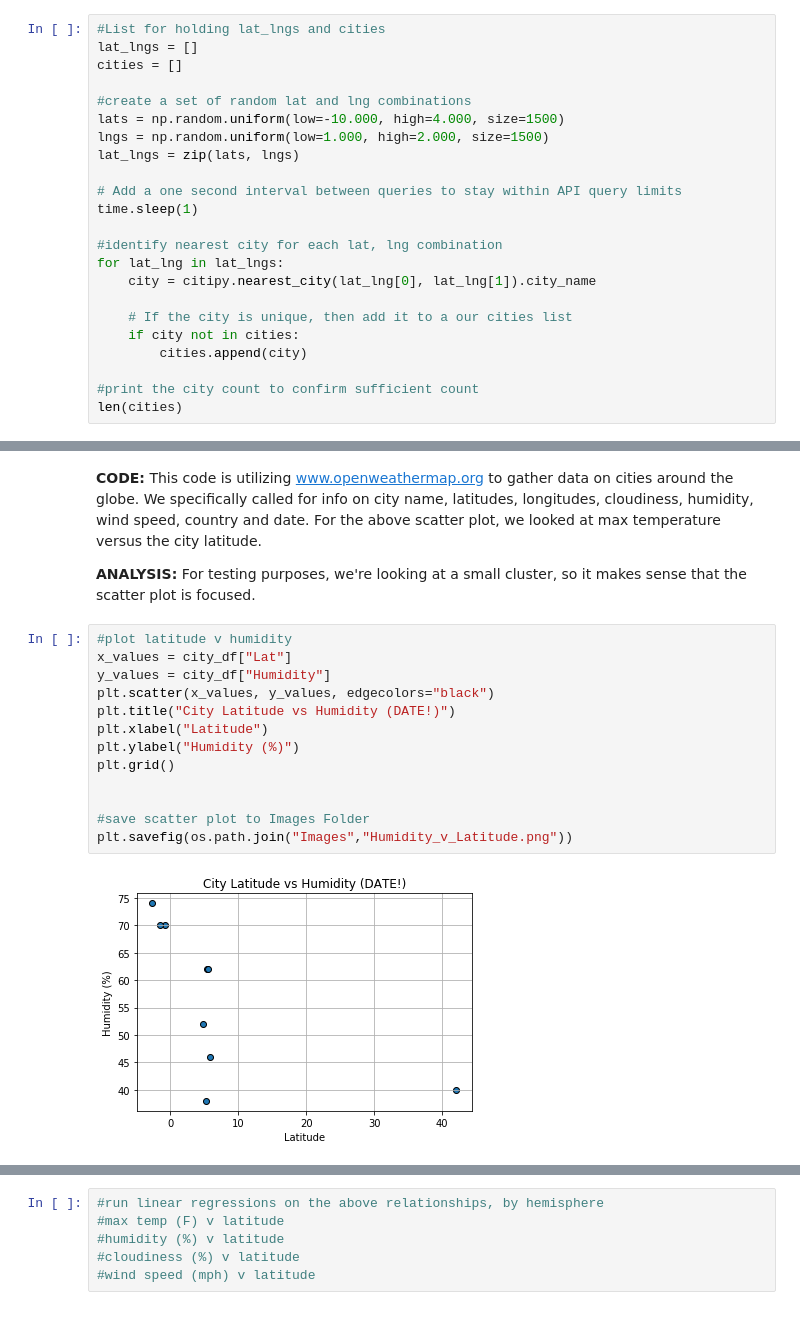
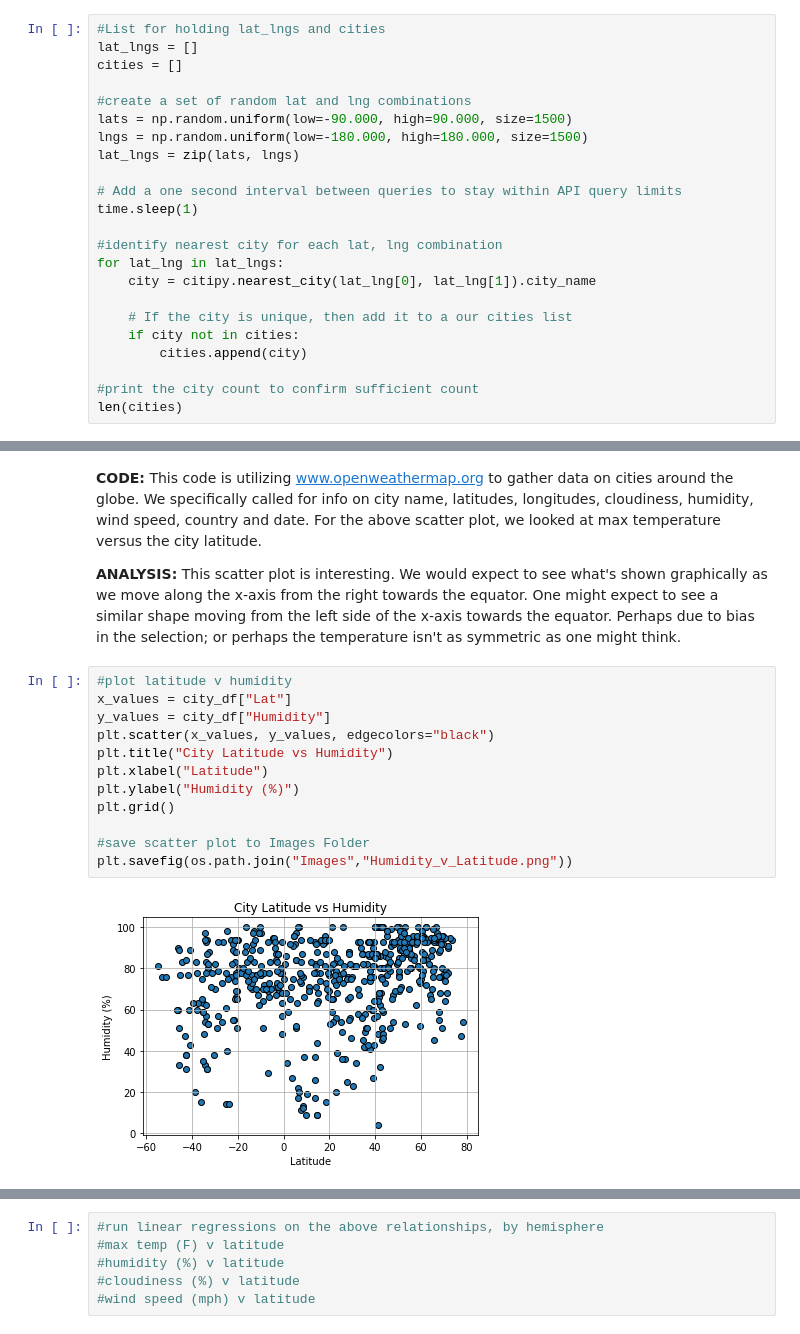
Before and after one commit to VallieTracy/Global-Weather-Analysis, a Jupyter notebook: WeatherPy/WeatherPy.ipynb, the cells around one changed output, grey strips where cells are left out. Saved outputs shown, nothing was run; the diff lists cells and outputs as text.

Commit message:
finished weatherpy minus dates, ran full range of lats and lngs

```diff
--- a/WeatherPy/WeatherPy.ipynb
+++ b/WeatherPy/WeatherPy.ipynb
@@ -65,8 +65,8 @@ lat_lngs = []
 cities = []
 
 #create a set of random lat and lng combinations
-lats = np.random.uniform(low=-10.000, high=4.000, size=1500)
-lngs = np.random.uniform(low=1.000, high=2.000, size=1500)
+lats = np.random.uniform(low=-90.000, high=90.000, size=1500)
+lngs = np.random.uniform(low=-180.000, high=180.000, size=1500)
 lat_lngs = zip(lats, lngs)
 
 # Add a one second interval between queries to stay within API query limits
@@ -199,20 +190,19 @@ plt.savefig(os.path.join("Images","Temp_v_Latitude.png"))
 # %% [markdown]
 **CODE:**  This code is utilizing www.openweathermap.org to gather data on cities around the globe.  We specifically called for info on city name, latitudes, longitudes, cloudiness, humidity, wind speed, country and date.  For the above scatter plot, we looked at max temperature versus the city latitude.
 
-**ANALYSIS:**  For testing purposes, we're looking at a small cluster, so it makes sense that the scatter plot is focused.
+**ANALYSIS:**  This scatter plot is interesting.  We would expect to see what's shown graphically as we move along the x-axis from the right towards the equator.  One might expect to see a similar shape moving from the left side of the x-axis towards the equator. Perhaps due to bias in the selection; or perhaps the temperature isn't as symmetric as one might think.
 # %%
 #plot latitude v humidity
 x_values = city_df["Lat"]
 y_values = city_df["Humidity"]
 plt.scatter(x_values, y_values, edgecolors="black")
-plt.title("City Latitude vs Humidity (DATE!)")
+plt.title("City Latitude vs Humidity")
 plt.xlabel("Latitude")
 plt.ylabel("Humidity (%)")
 plt.grid()
 
-
 #save scatter plot to Images Folder
 plt.savefig(os.path.join("Images","Humidity_v_Latitude.png"))
 # %% [output]
-[figure, old version]
+[figure, new version]
 # %% [markdown]
```
Also changed, not shown: parts of 51 cells of this notebook, 13 other files.
